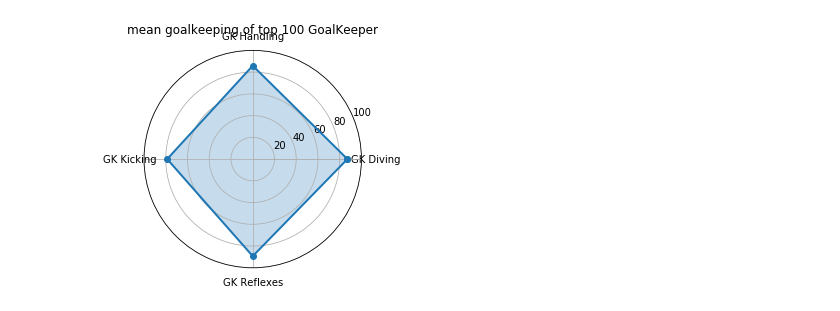
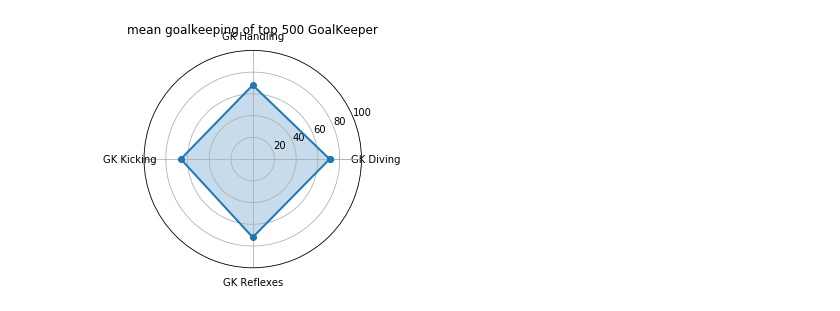
Before and after one commit to sharax/ECE_143_Group_11, a Jupyter notebook: radar_plot_allplayer_analyse_updatede.ipynb, the cells around one changed output. Drawn from its saved outputs; the diff is of its cells as text; code cells hidden in the pictures.

```diff
--- a/radar_plot_allplayer_analyse_updatede.ipynb
+++ b/radar_plot_allplayer_analyse_updatede.ipynb
@@ -126,9 +126,9 @@ def top_goalkeeper(head):
     elem = 'GoalKeeper'
     plot_player_character(elem,labels,num,character,head)
 # %%
-top_goalkeeper(100)
+top_goalkeeper(500)
 # %% [output]
-[figure, old version]
+[figure, new version]
 # %%
 plot_all_3players(100)
 # %% [output]
```
Also changed, not shown: parts of 4 cells of this notebook.
